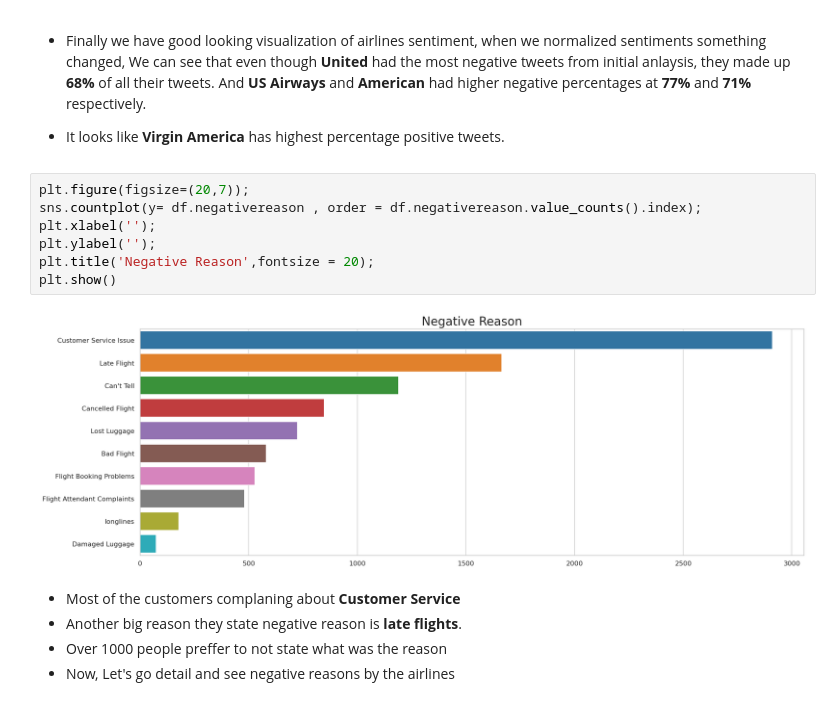
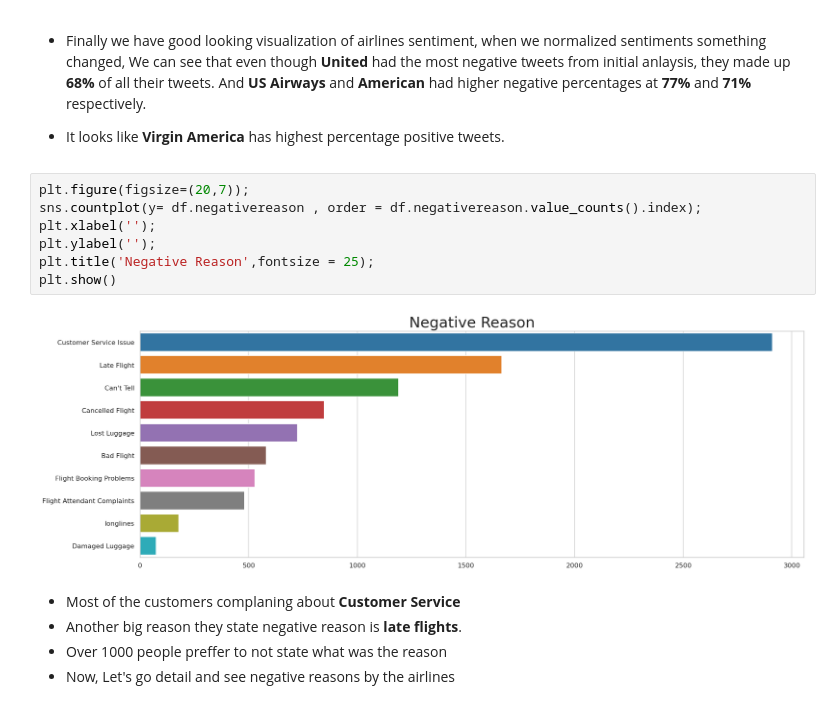
Before and after one commit to jadecebeci/Twitter-Sentiment-Analysis-on-Airlines, a Jupyter notebook: Exploratory_Data_Analysis.ipynb, the cells around one changed output. Drawn from its saved outputs; the diff is of its cells as text.

```diff
--- a/Exploratory_Data_Analysis.ipynb
+++ b/Exploratory_Data_Analysis.ipynb
@@ -371,12 +371,12 @@ Virgin America  0.359127  0.301587  0.339286
 # %%
 plt.figure(figsize=(20,7));
 sns.countplot(y= df.negativereason , order = df.negativereason.value_counts().index);
 plt.xlabel('');
 plt.ylabel('');
-plt.title('Negative Reason',fontsize = 20);
+plt.title('Negative Reason',fontsize = 25);
 plt.show()
 # %% [output]
-[figure, old version]
+[figure, new version]
 # %% [markdown]
 - Most of the customers complaning about **Customer Service**
 - Another big reason they state negative reason is **late flights**.
```
Also changed, not shown: parts of 5 cells of this notebook.
